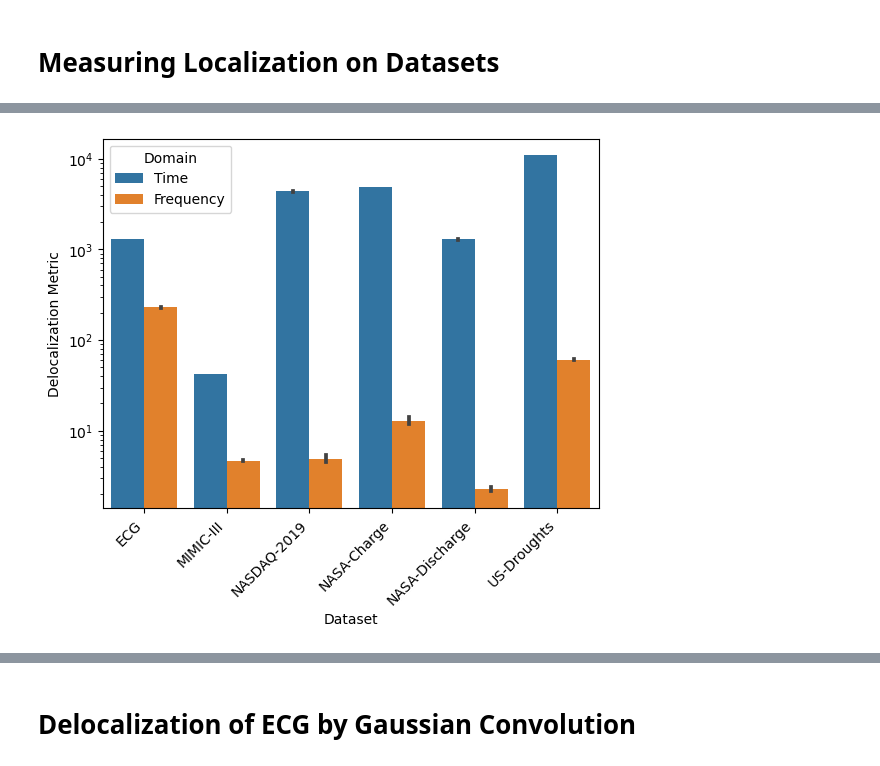
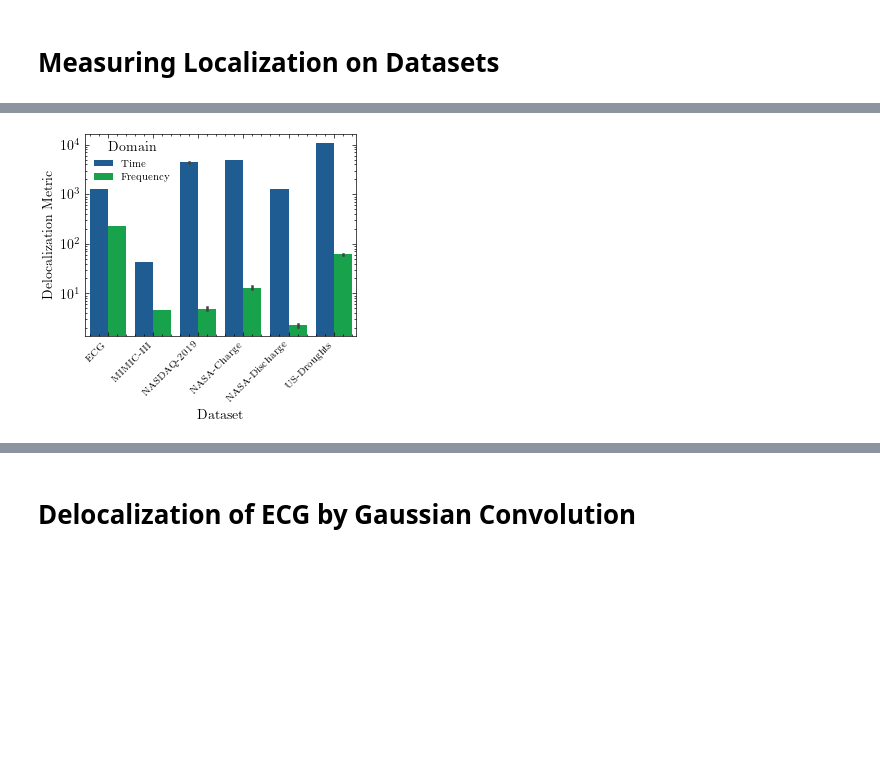
Before and after one commit to JonathanCrabbe/FourierDiffusion, a Jupyter notebook: notebooks/spectral_interpretation.ipynb, the cells around one changed output, grey strips where cells are left out. Cells and saved outputs as stored; diff of their text form; code cells hidden in the pictures; blank space fills up the shorter version.

```diff
--- a/notebooks/spectral_interpretation.ipynb
+++ b/notebooks/spectral_interpretation.ipynb
@@ -4,6 +4,7 @@ import seaborn as sns
 import matplotlib.pyplot as plt
 import math
 import pandas as pd
+import warnings
 
 from fdiff.dataloaders.datamodules import ECGDatamodule,NASDAQDatamodule, NASADatamodule, MIMICIIIDatamodule, USDroughtsDatamodule, Datamodule
 from fdiff.utils.fourier import spectral_density, smooth_frequency, localization_metrics
@@ -11,6 +12,9 @@ from pathlib import Path
 from yaml import safe_load
 from typing import Any
 from itertools import product
+
+plt.style.use('science')
+warnings.filterwarnings("ignore")
 # %%
 data_path = Path.cwd() / "../data/"
 
@@ -148,12 +153,13 @@ plt.show()
 # %%
 ax = sns.barplot(data=localization_df, x="Dataset", y="Delocalization", hue="Domain")
 ax.set_yscale('log')
-plt.xticks(rotation=45, ha='right')
+plt.xticks(rotation=45, ha='right', fontsize=7)
 plt.ylabel("Delocalization Metric")
+plt.legend(loc='upper left', fontsize=7, title="Domain")
 plt.savefig(save_dir / "figures" / "localization_datasets.pdf", bbox_inches="tight")
 plt.show()
 # %% [output]
-[figure, old version]
+[figure, new version]
 # %%
 ax = sns.scatterplot(data=localization_joint_df, x="Delocalization Time", y="Delocalization Frequency", hue="Dataset", alpha=0.3)
 ax.set_yscale('log')
```
Also changed, not shown: parts of 6 cells of this notebook, 1 other file.
